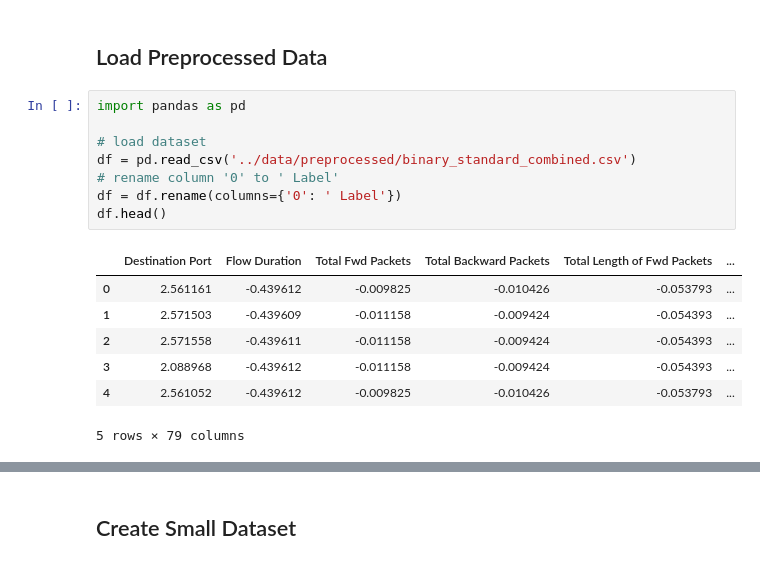
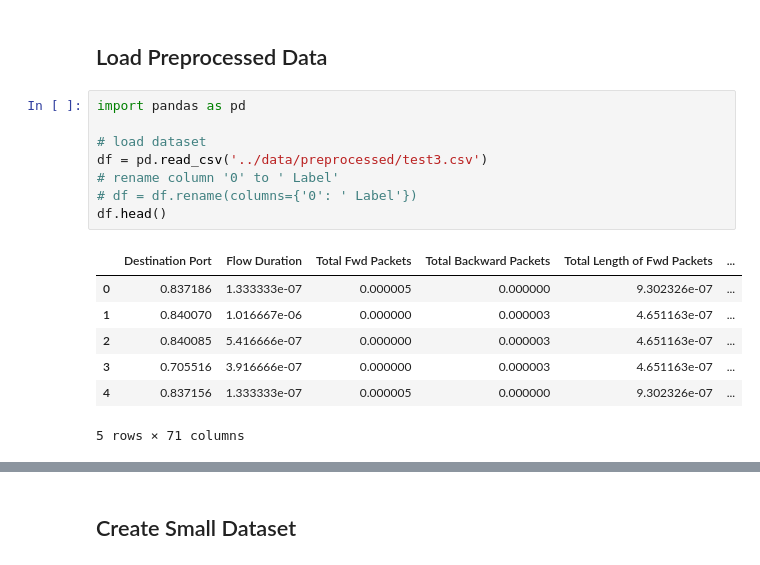
Before and after one commit to f-odc/xai-assisted-intrusion-detection, a Jupyter notebook: src/intrusion-detection-system.ipynb, the cells around one changed output, grey strips where cells are left out. Saved outputs shown, nothing was run; the diff lists cells and outputs as text.

```diff
--- a/src/intrusion-detection-system.ipynb
+++ b/src/intrusion-detection-system.ipynb
@@ -6,16 +6,16 @@
 # %%
 import pandas as pd
 
 # load dataset
-df = pd.read_csv('../data/preprocessed/binary_standard_combined.csv')
+df = pd.read_csv('../data/preprocessed/test3.csv')
 # rename column '0' to ' Label'
-df = df.rename(columns={'0': ' Label'})
+# df = df.rename(columns={'0': ' Label'})
 df.head()
 # %% [output]
 |  | Destination Port | Flow Duration | Total Fwd Packets | Total Backward Packets | Total Length of Fwd Packets | ... |
-| 0 | 2.561161 | -0.439612 | -0.009825 | -0.010426 | -0.053793 | ... |
-| 1 | 2.571503 | -0.439609 | -0.011158 | -0.009424 | -0.054393 | ... |
-| 2 | 2.571558 | -0.439611 | -0.011158 | -0.009424 | -0.054393 | ... |
-| 3 | 2.088968 | -0.439612 | -0.011158 | -0.009424 | -0.054393 | ... |
-| 4 | 2.561052 | -0.439612 | -0.009825 | -0.010426 | -0.053793 | ... |
+| 0 | 0.837186 | 1.333333e-07 | 0.000005 | 0.000000 | 9.302326e-07 | ... |
+| 1 | 0.840070 | 1.016667e-06 | 0.000000 | 0.000003 | 4.651163e-07 | ... |
+| 2 | 0.840085 | 5.416666e-07 | 0.000000 | 0.000003 | 4.651163e-07 | ... |
+| 3 | 0.705516 | 3.916666e-07 | 0.000000 | 0.000003 | 4.651163e-07 | ... |
+| 4 | 0.837156 | 1.333333e-07 | 0.000005 | 0.000000 | 9.302326e-07 | ... |
-5 rows × 79 columns
+5 rows × 71 columns
```
Also changed, not shown: parts of 10 cells of this notebook, 1 other file.
